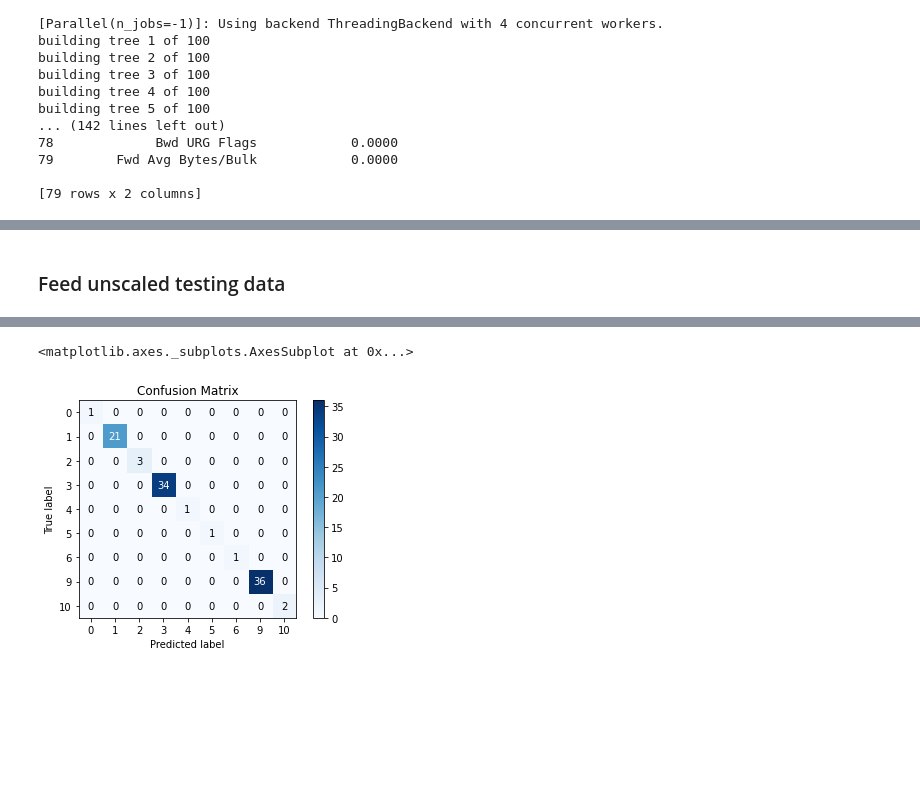
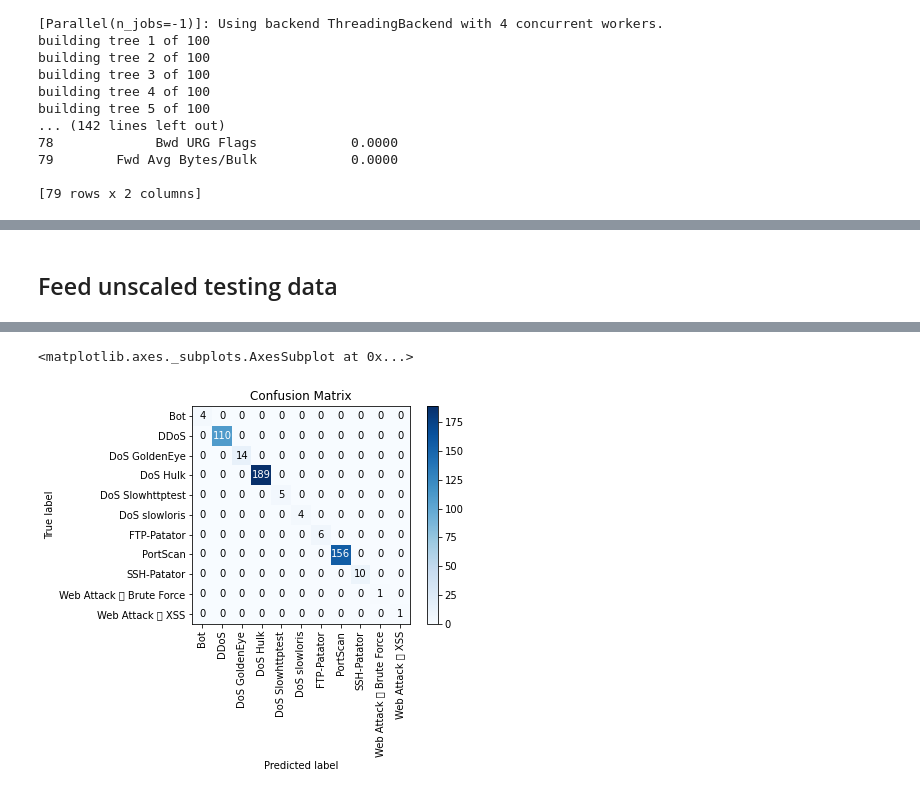
Before and after one commit to CN-TU/controllable-network-data-balancing-with-gans, a Jupyter notebook: train_classifier.ipynb, the cells around one changed output, grey strips where cells are left out. Drawn from its saved outputs; the diff is of its cells as text; code cells hidden in the pictures; blank space fills up the shorter version.

Commit message:
adjust to new dataset class, remove BENIGN flows, cross validate, train new classifier

```diff
--- a/train_classifier.ipynb
+++ b/train_classifier.ipynb
@@ -26,23 +50,22 @@ building tree 5 of 100
 # %% [markdown]
-### Feed unscaled testing data
+## Feed unscaled testing data
 # %%
 import joblib
 from cic_ids_17_dataset import CIC17Dataset
 from scikitplot.metrics import plot_confusion_matrix
 
 data_path = "./data/cic-ids-2017_splits/seed_0/"
-test_dataset = CIC17Dataset(data_path + "test_dataset_scaled.pt")
-label_encoder = joblib.load(data_path + "label_encoder.gz")
-scaler = joblib.load(data_path + "min_max_scaler.gz")
-classifier = joblib.load("./models/classifier/23-04-2021_11h56m/classifier.gz")
+test_dataset = CIC17Dataset(data_path + "test_dataset_scaled.pt", is_scaled=True)
+classifier = joblib.load("./models/classifier/20-05-2021_12h01m/classifier.gz")
 # %%
-X = test_dataset.X[:100]
-y = test_dataset.y[:100]
-X_unscaled = scaler.inverse_transform(X)
-
+X = test_dataset.X[:500]
+y = test_dataset.y[:500]
+X_unscaled = test_dataset.scaler.inverse_transform(X)
 y_preds = classifier.predict(X_unscaled)
 
+y = test_dataset.label_encoder.inverse_transform(y)
+y_preds = test_dataset.label_encoder.inverse_transform(y_preds)
 # i.e., unscaling is not the probelm
-plot_confusion_matrix(y, y_preds)
+plot_confusion_matrix(y, y_preds, x_tick_rotation=90)
 # %% [output]
 [Parallel(n_jobs=4)]: Using backend ThreadingBackend with 4 concurrent workers.
@@ -51,2 +74,2 @@ plot_confusion_matrix(y, y_preds)
 <matplotlib.axes._subplots.AxesSubplot at 0x...>
-[figure, old version]
+[figure, new version]
```
Also changed, not shown: parts of 4 cells of this notebook, 2 other files.
